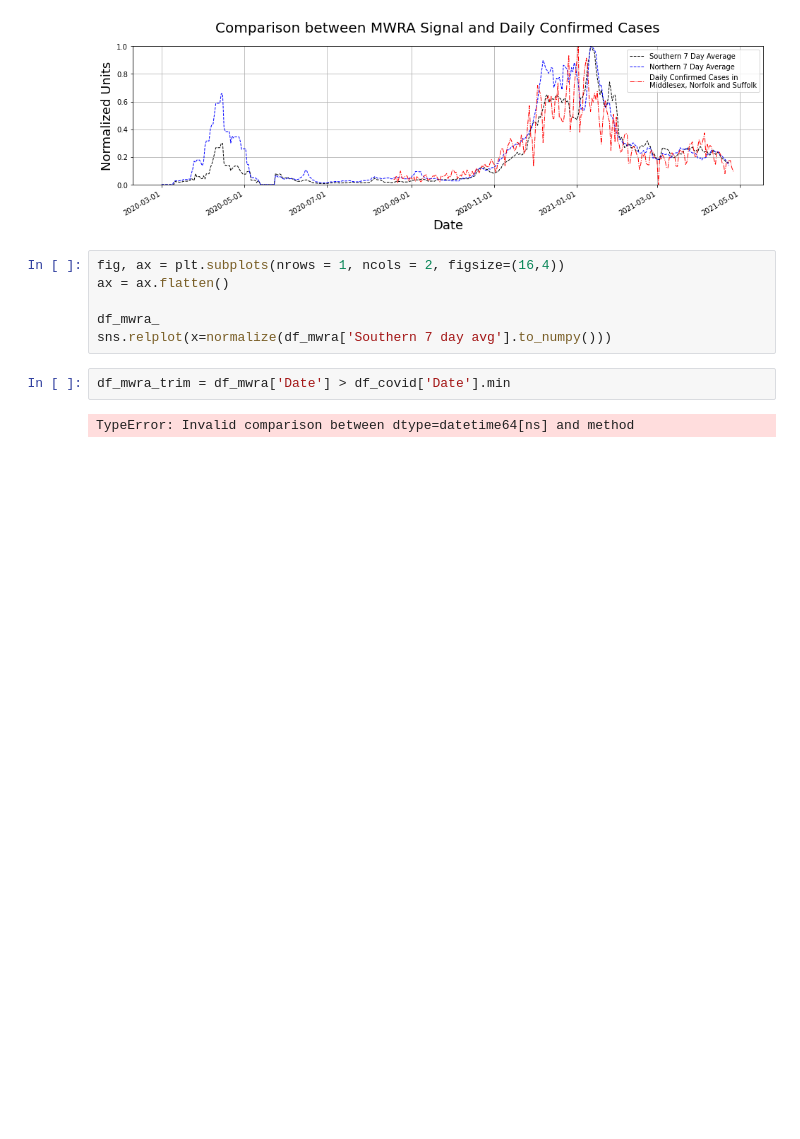
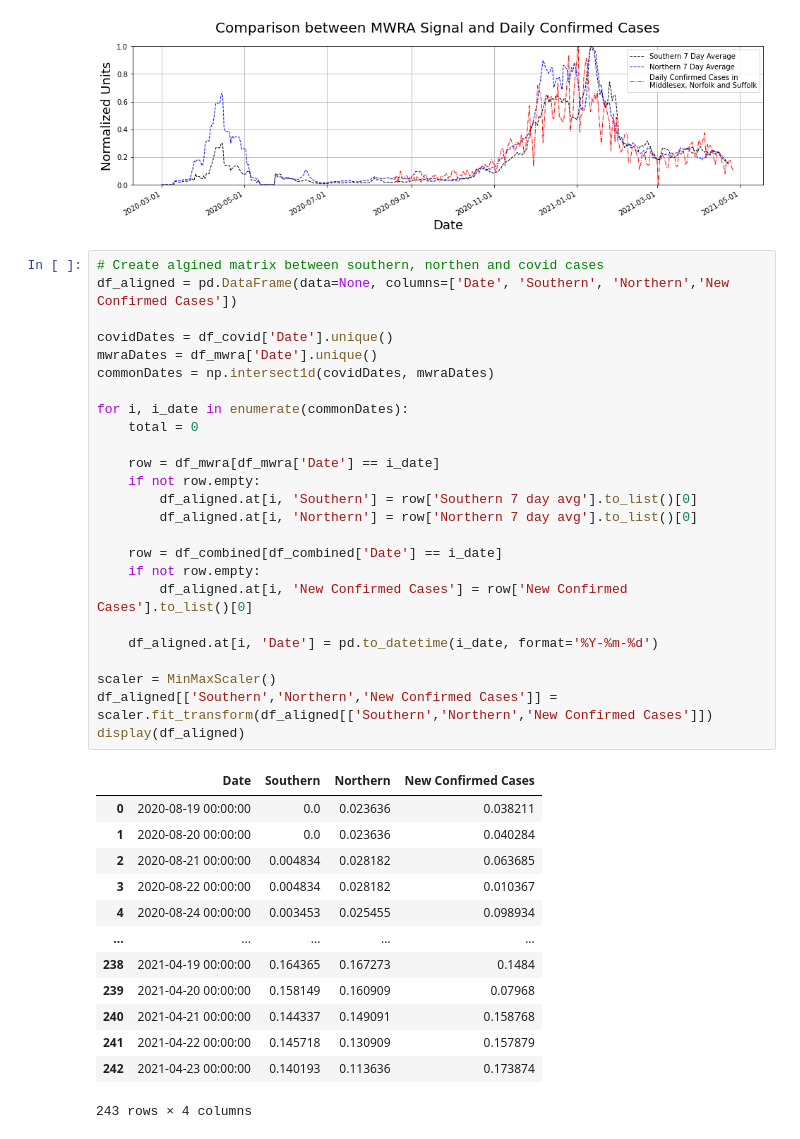
Before and after one commit to bhatiavr/cs109b-final-project-111, a Jupyter notebook: src/cs109b-wastewater-covid-forecasting.ipynb, the cells around one changed output. Cells and saved outputs as stored; diff of their text form; blank space fills up the shorter version.

```diff
--- a/src/cs109b-wastewater-covid-forecasting.ipynb
+++ b/src/cs109b-wastewater-covid-forecasting.ipynb
@@ -208,13 +216,42 @@ fig.suptitle('Comparison between MWRA Signal and Daily Confirmed Cases', fontsiz
 fig.show()
 # %% [output]
 [figure]
-# %%
-fig, ax = plt.subplots(nrows = 1, ncols = 2, figsize=(16,4))
-ax = ax.flatten()
-
-df_mwra_
-sns.relplot(x=normalize(df_mwra['Southern 7 day avg'].to_numpy()))
-# %%
-df_mwra_trim = df_mwra['Date'] > df_covid['Date'].min
-# %% [output]
-TypeError: Invalid comparison between dtype=datetime64[ns] and method
+# %%
+# Create algined matrix between southern, northen and covid cases
+df_aligned = pd.DataFrame(data=None, columns=['Date', 'Southern', 'Northern','New Confirmed Cases'])
+
+covidDates = df_covid['Date'].unique()
+mwraDates = df_mwra['Date'].unique()
+commonDates = np.intersect1d(covidDates, mwraDates)
+
+for i, i_date in enumerate(commonDates):
+    total = 0
+
+    row = df_mwra[df_mwra['Date'] == i_date]
+    if not row.empty:
+        df_aligned.at[i, 'Southern'] = row['Southern 7 day avg'].to_list()[0]
+        df_aligned.at[i, 'Northern'] = row['Northern 7 day avg'].to_list()[0]
+
+    row = df_combined[df_combined['Date'] == i_date]
+    if not row.empty:
+        df_aligned.at[i, 'New Confirmed Cases'] = row['New Confirmed Cases'].to_list()[0]
+
+    df_aligned.at[i, 'Date'] = pd.to_datetime(i_date, format='%Y-%m-%d')
+
+scaler = MinMaxScaler()
+df_aligned[['Southern','Northern','New Confirmed Cases']] = scaler.fit_transform(df_aligned[['Southern','Northern','New Confirmed Cases']])
+display(df_aligned)
+# %% [output]
+|  | Date | Southern | Northern | New Confirmed Cases |
+| 0 | 2020-08-19 00:00:00 | 0.0 | 0.023636 | 0.038211 |
+| 1 | 2020-08-20 00:00:00 | 0.0 | 0.023636 | 0.040284 |
+| 2 | 2020-08-21 00:00:00 | 0.004834 | 0.028182 | 0.063685 |
+| 3 | 2020-08-22 00:00:00 | 0.004834 | 0.028182 | 0.010367 |
+| 4 | 2020-08-24 00:00:00 | 0.003453 | 0.025455 | 0.098934 |
+| ... | ... | ... | ... | ... |
+| 238 | 2021-04-19 00:00:00 | 0.164365 | 0.167273 | 0.1484 |
+| 239 | 2021-04-20 00:00:00 | 0.158149 | 0.160909 | 0.07968 |
+| 240 | 2021-04-21 00:00:00 | 0.144337 | 0.149091 | 0.158768 |
+| 241 | 2021-04-22 00:00:00 | 0.145718 | 0.130909 | 0.157879 |
+| 242 | 2021-04-23 00:00:00 | 0.140193 | 0.113636 | 0.173874 |
+243 rows × 4 columns
```
Also changed, not shown: parts of 5 cells of this notebook.
